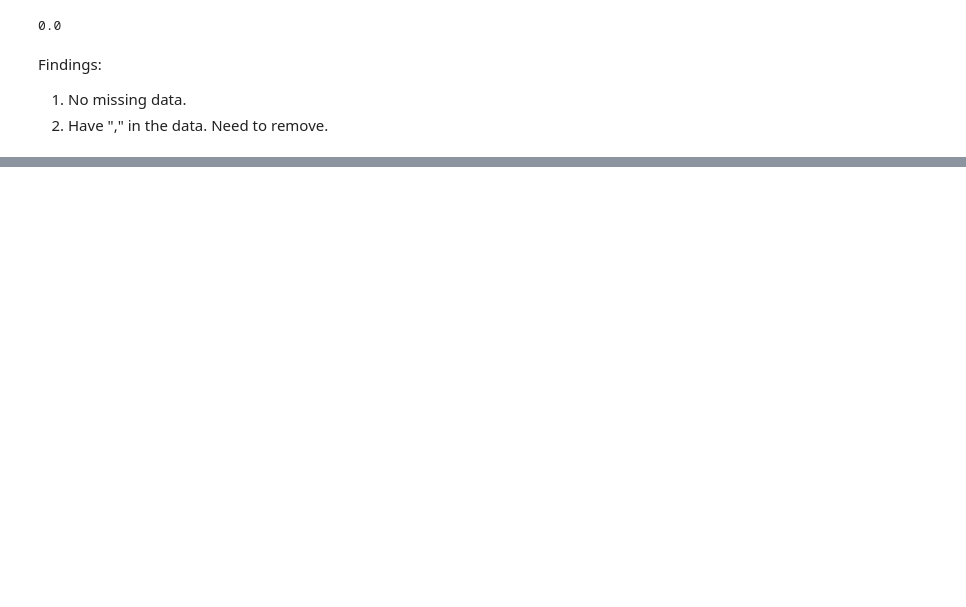
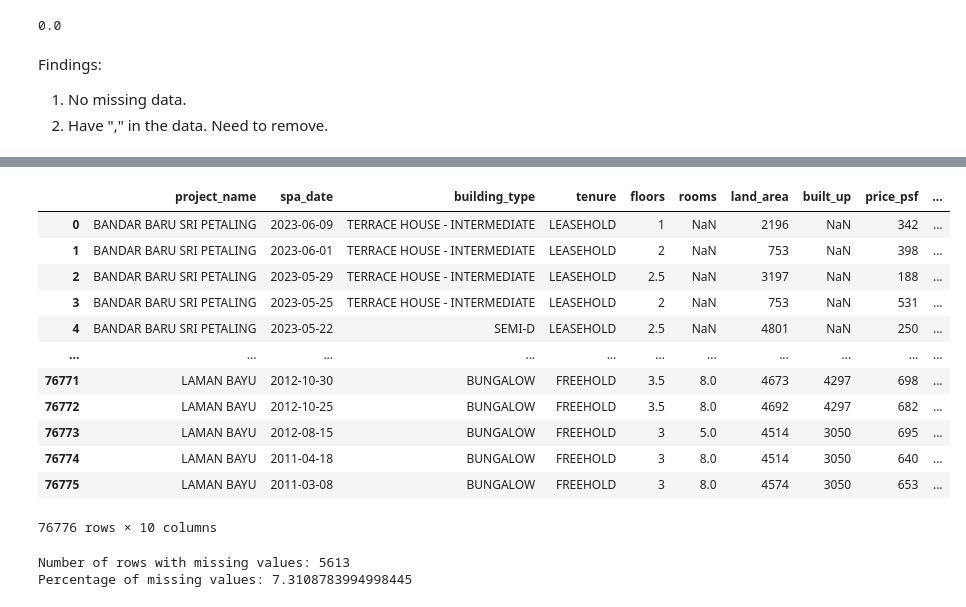
Before and after one commit to yuenherny/kl-house-price-forecasting, a Jupyter notebook: notebooks/Transactions - Data Exploration & Cleaning.ipynb, the cells around one changed output, grey strips where cells are left out. Drawn from its saved outputs; the diff is of its cells as text; code cells hidden in the pictures; blank space fills up the shorter version.

```diff
--- a/notebooks/Transactions - Data Exploration & Cleaning.ipynb
+++ b/notebooks/Transactions - Data Exploration & Cleaning.ipynb
@@ -322,0 +395,31 @@ Findings:
+# %%
+columns_with_ft2 = ['land_area', 'built_up']
+
+for column in columns_with_ft2:
+    df_transactions[column] = df_transactions[column].apply(
+        lambda x: x if pd.isna(x) else x.replace(' ft²', '')
+    )
+
+df_transactions
+# %% [output]
+|  | project_name | spa_date | building_type | tenure | floors | rooms | land_area | built_up | price_psf | ... |
+| 0 | BANDAR BARU SRI PETALING | 2023-06-09 | TERRACE HOUSE - INTERMEDIATE | LEASEHOLD | 1 | NaN | 2196 | NaN | 342 | ... |
+| 1 | BANDAR BARU SRI PETALING | 2023-06-01 | TERRACE HOUSE - INTERMEDIATE | LEASEHOLD | 2 | NaN | 753 | NaN | 398 | ... |
+| 2 | BANDAR BARU SRI PETALING | 2023-05-29 | TERRACE HOUSE - INTERMEDIATE | LEASEHOLD | 2.5 | NaN | 3197 | NaN | 188 | ... |
+| 3 | BANDAR BARU SRI PETALING | 2023-05-25 | TERRACE HOUSE - INTERMEDIATE | LEASEHOLD | 2 | NaN | 753 | NaN | 531 | ... |
+| 4 | BANDAR BARU SRI PETALING | 2023-05-22 | SEMI-D | LEASEHOLD | 2.5 | NaN | 4801 | NaN | 250 | ... |
+| ... | ... | ... | ... | ... | ... | ... | ... | ... | ... | ... |
+| 76771 | LAMAN BAYU | 2012-10-30 | BUNGALOW | FREEHOLD | 3.5 | 8.0 | 4673 | 4297 | 698 | ... |
+| 76772 | LAMAN BAYU | 2012-10-25 | BUNGALOW | FREEHOLD | 3.5 | 8.0 | 4692 | 4297 | 682 | ... |
+| 76773 | LAMAN BAYU | 2012-08-15 | BUNGALOW | FREEHOLD | 3 | 5.0 | 4514 | 3050 | 695 | ... |
+| 76774 | LAMAN BAYU | 2011-04-18 | BUNGALOW | FREEHOLD | 3 | 8.0 | 4514 | 3050 | 640 | ... |
+| 76775 | LAMAN BAYU | 2011-03-08 | BUNGALOW | FREEHOLD | 3 | 8.0 | 4574 | 3050 | 653 | ... |
+76776 rows × 10 columns
+# %%
+print(
+    f"Number of rows with missing values: {df_transactions['built_up'].isna().sum()}",
+    f"\nPercentage of missing values: {df_transactions['built_up'].isna().sum() / len(df_transactions) * 100}",
+)
+# %% [output]
+Number of rows with missing values: 5613
+Percentage of missing values: 7.3108783994998445
```
Also changed, not shown: parts of 26 cells of this notebook, 1 other file.
